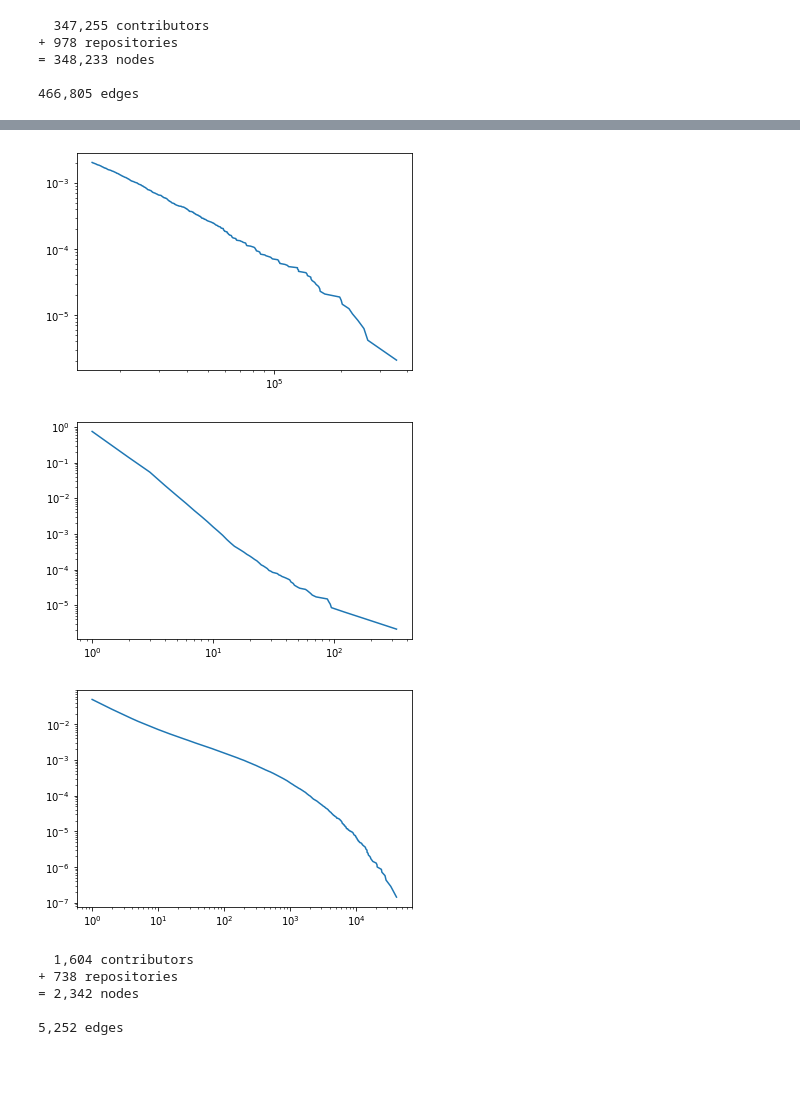
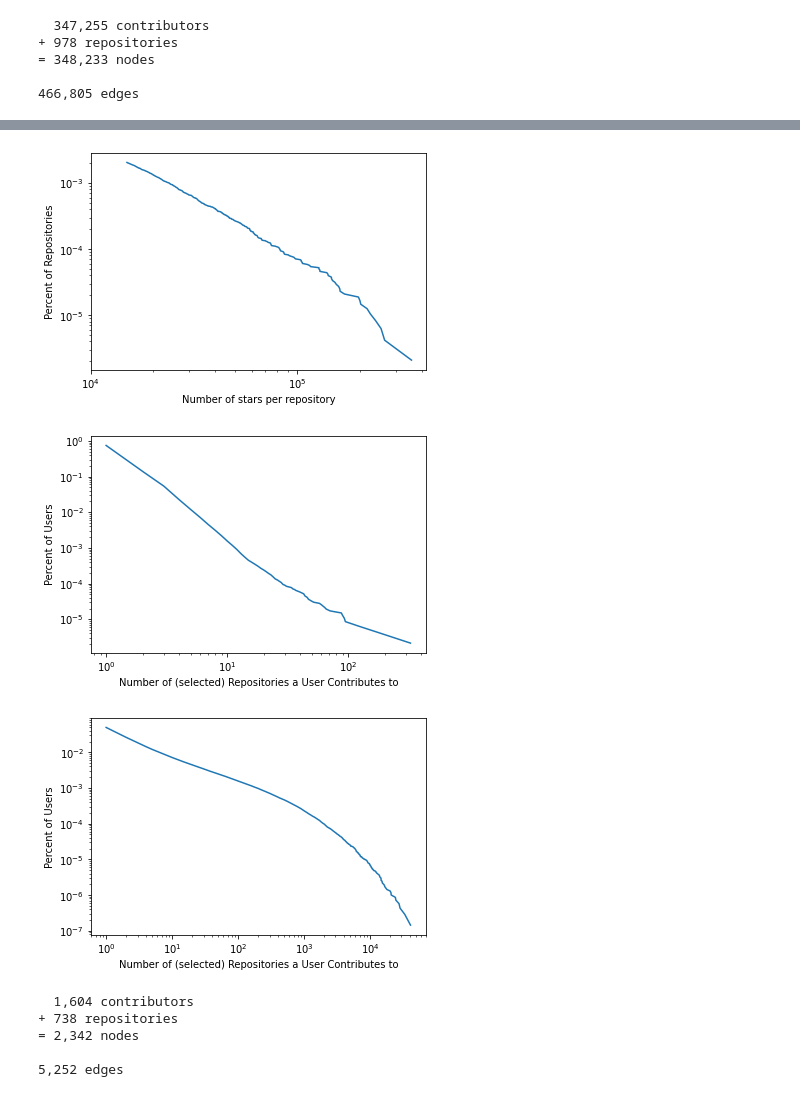
Before and after one commit to just1ngray/CSCI6878, a Jupyter notebook: analysis.ipynb, the cells around one changed output, grey strips where cells are left out. Drawn from its saved outputs; the diff is of its cells as text; code cells hidden in the pictures; blank space fills up the shorter version.

```diff
--- a/analysis.ipynb
+++ b/analysis.ipynb
@@ -101,3 +103,12 @@ def cumulative_distribution(dist: Iterable[Union[int, float]],
         raise ValueError(f"Unrecognized method {method}")
 
     return x, y
+# %%
+FIG = Path("fig")
+FIG.mkdir(exist_ok=True, parents=True)
+
+def figure(filename: str):
+    "saves and shows the figure"
+    plt.savefig(FIG / filename)
+    plt.show()
+    plt.close()
@@ -138,29 +184,36 @@ x, y = cumulative_distribution(num_stars)
 plt.plot(x, y)
 plt.xscale("log")
 plt.yscale("log")
-plt.show()
+plt.xlabel("Number of stars per repository")
+plt.ylabel("Percent of Repositories")
+plt.xticks([10**i for i in range(4, 6)])
+figure("num_stars.pdf")
 # %% [output]
-[figure, old version]
+[figure, new version]
 # %%
 """
 How many commits has each user made? (to repositories in our list)
 """
 num_repos_user_commits_to = [len(user.values()) for user in user_to_repos.values()]
 x, y = cumulative_distribution(num_repos_user_commits_to)
 plt.plot(x, y)
 plt.xscale("log")
 plt.yscale("log")
-plt.show()
+plt.xlabel("Number of (selected) Repositories a User Contributes to")
+plt.ylabel("Percent of Users")
+figure("num_repos_user_commits_to.pdf")
 
 num_commits_per_user_to_any_tracked_repo = [sum(user.values()) for user in user_to_repos.values()]
 x, y = cumulative_distribution(num_commits_per_user_to_any_tracked_repo)
 plt.plot(x, y)
 plt.xscale("log")
 plt.yscale("log")
-plt.show()
+plt.xlabel("Number of (selected) Repositories a User Contributes to")
+plt.ylabel("Percent of Users")
+figure("num_commits_per_user_to_any_tracked_repo.pdf")
 # %% [output]
-[figure, old version]
+[figure, new version]
-[figure, old version]
+[figure, new version]
 # %%
 """
 Find the "open source superstars" who have at least n commits to any repository
```
Also changed, not shown: parts of 4 cells of this notebook, 2 other files.
